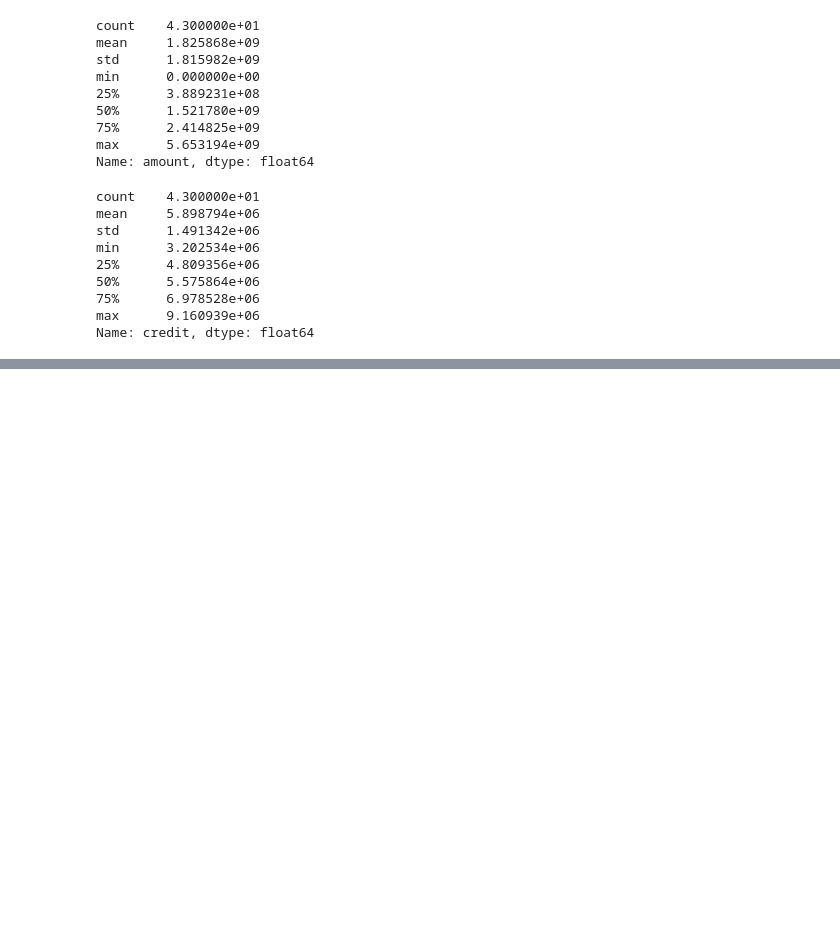
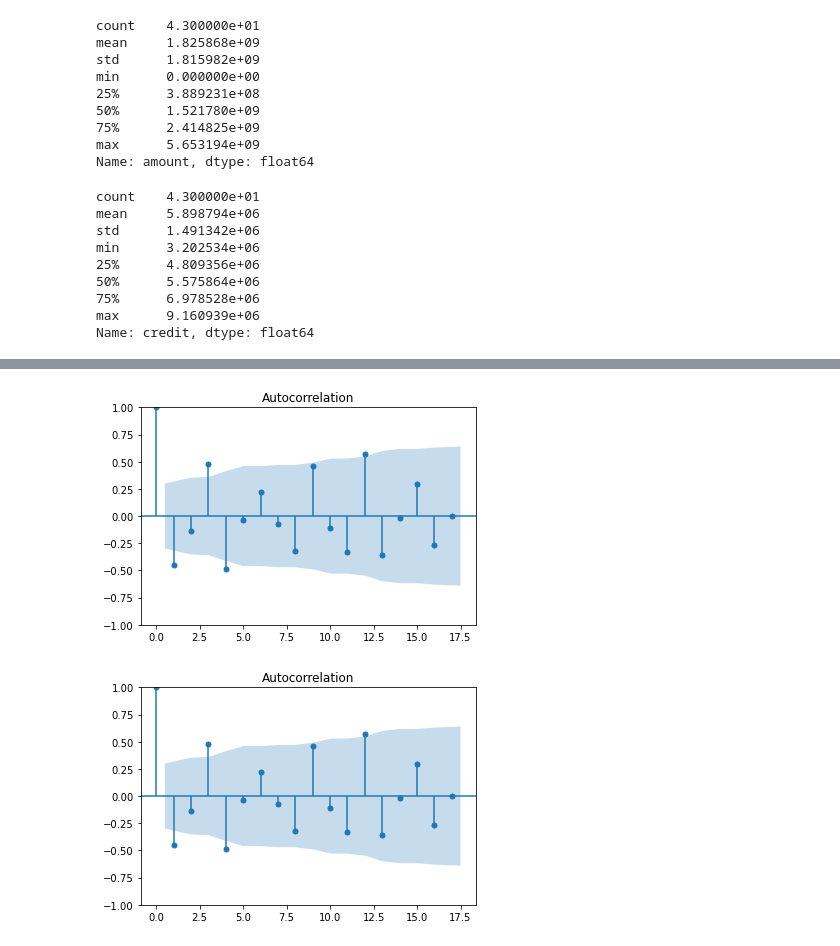
Before and after one commit to lisa2271/Praktika, a Jupyter notebook: praktika.ipynb, the cells around one changed output, grey strips where cells are left out. Cells and saved outputs as stored; diff of their text form; code cells hidden in the pictures; blank space fills up the shorter version.

```diff
--- a/praktika.ipynb
+++ b/praktika.ipynb
@@ -389,0 +401,5 @@ Name: credit, dtype: float64
+# %%
+plot_acf(stl.resid)
+# %% [output]
+[figure, added]
+[figure, added]
```
Also changed, not shown: parts of 4 cells of this notebook.
